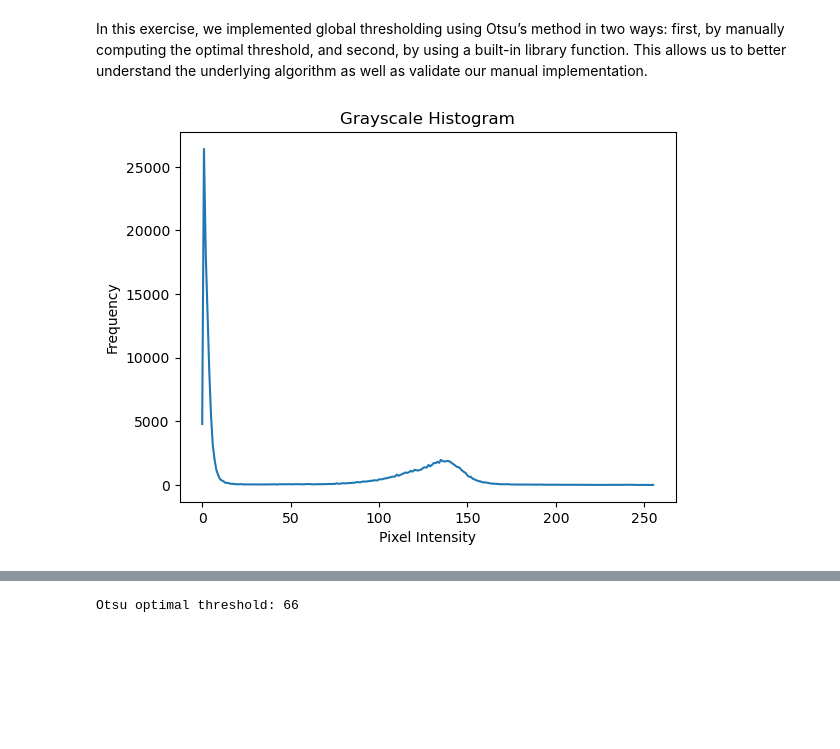
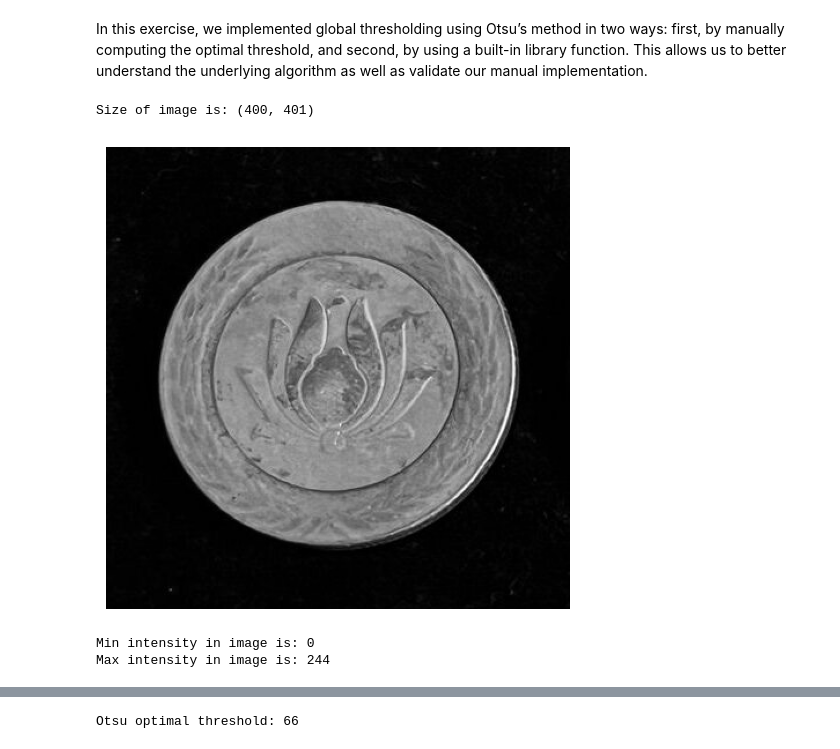
Before and after one commit to mjmousavi97/Image-processing-TehranUni-2025, a Jupyter notebook: DIP-HW8/src/Q2.ipynb, the cells around one changed output, grey strips where cells are left out. Saved outputs shown, nothing was run; the diff lists cells and outputs as text; code cells hidden in the pictures; blank space fills up the shorter version.

```diff
--- a/DIP-HW8/src/Q2.ipynb
+++ b/DIP-HW8/src/Q2.ipynb
@@ -14,14 +14,23 @@ import numpy as np
 import matplotlib.pyplot as plt
 # %%
 # Load the image
-img = cv2.imread("/mnt/e/Term 4/HW/HW8/images/q2/coin.png", cv2.IMREAD_GRAYSCALE)
+img = cv2.imread("/mnt/e/Term 4/HW/DIP-HW8/data/images/q2/coin.png", cv2.IMREAD_GRAYSCALE)
+print(f'Size of image is: {img.shape}')
+# %% [output]
+Size of image is: (400, 401)
+# %%
+plt.figure(figsize=(6, 6))
+plt.imshow(img, cmap='grey')
+plt.axis('off')
+plt.show()
+# %% [output]
+[figure, added]
+# %%
+print(f'Min intensity in image is: {img.min()}')
+print(f'Max intensity in image is: {img.max()}')
+# %% [output]
+Min intensity in image is: 0
+Max intensity in image is: 244
 # %%
-hist = cv2.calcHist([img], [0], None, [256], [0, 256])
-
-plt.plot(hist)
-plt.title("Grayscale Histogram")
-plt.xlabel("Pixel Intensity")
-plt.ylabel("Frequency")
-plt.show()
+hist = cv2.calcHist(images=[img], channels=[0], mask=None, histSize=[256], ranges=[0, 256])
+bins = np.arange(256)
-# %% [output]
-[figure, removed]
```
Also changed, not shown: parts of 15 cells of this notebook.
